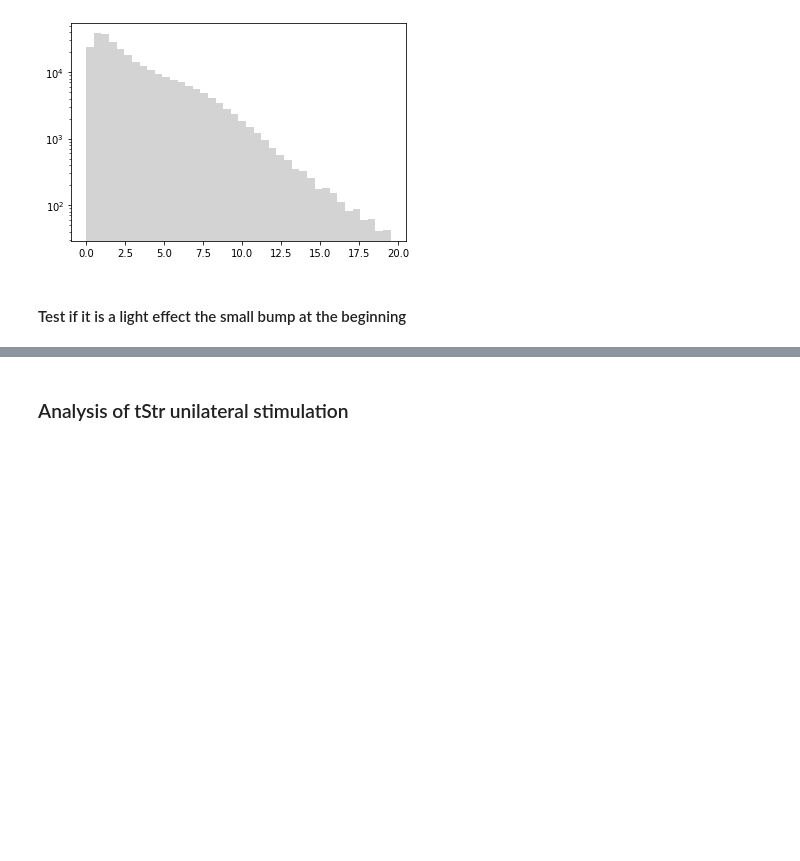
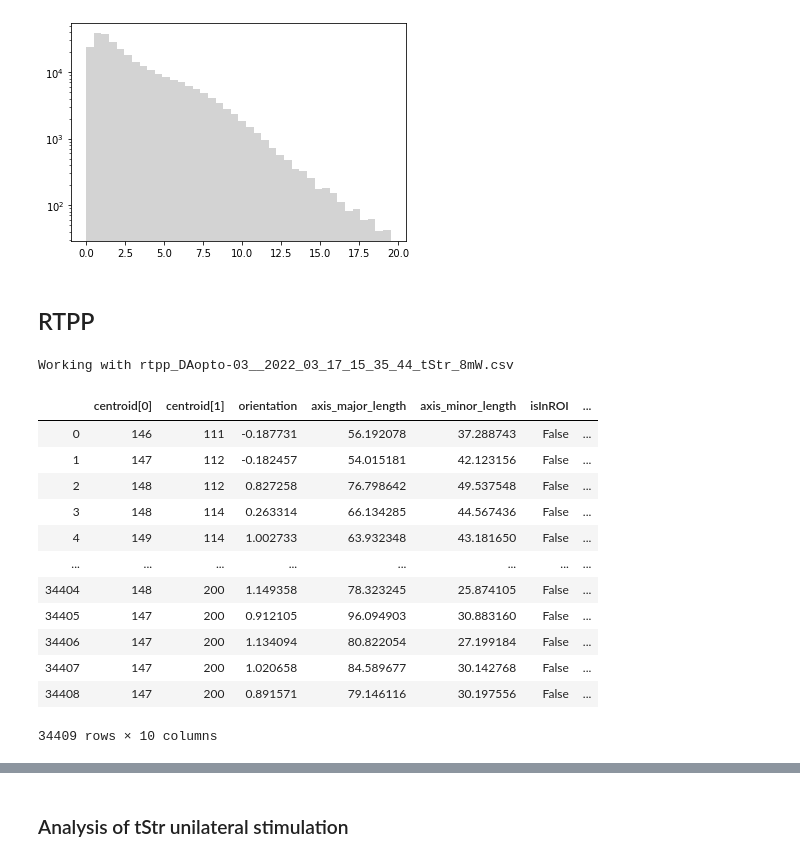
Before and after one commit to HernandoMV/BehaviouralAnalysis, a Jupyter notebook: Dopamine_optostimulation.ipynb, the cells around one changed output, grey strips where cells are left out. Drawn from its saved outputs; the diff is of its cells as text; code cells hidden in the pictures; blank space fills up the shorter version.

```diff
--- a/Dopamine_optostimulation.ipynb
+++ b/Dopamine_optostimulation.ipynb
@@ -959,5 +953,53 @@ plt.yscale('log')
 plt.show()
 # %% [output]
 [figure]
-# %% [markdown]
-#### Test if it is a light effect the small bump at the beginning
+# %% [markdown]
+## RTPP
+# %%
+raw_data_dir = '/home/hernandom/data/Behavioural_Data/rtpp/DA_stimulation_rtpp/raw_data'
+
+# create output dir
+out_dir = os.path.join(os.path.dirname(raw_data_dir), 'processed_data/')
+if not os.path.isdir(out_dir):
+    os.mkdir(out_dir)
+files = glob.glob(raw_data_dir + '/*.csv')
+
+# read and process files
+dfs = []
+for file in files:
+    print('Working with {}'.format(os.path.basename(file)))
+    # get the animal name
+    an_name = os.path.basename(file).split('_')[1]
+    # open file
+    df = pd.read_csv(file, header=None)
+    colnames = ['centroid[0]', 'centroid[1]', 'orientation', 'axis_major_length',
+                'axis_minor_length', 'isInROI', 'firstTimeStampBool', 'timestampFrame', 'pp']
+    cndict = {}
+    for i,name in enumerate(colnames):
+        cndict[i] = name
+    df.rename(columns=cndict, inplace=True)
+    # add the animal name
+    df['animal_id'] = an_name
+    # append
+    dfs.append(df)
+
+# combine
+fdf = pd.concat(dfs, ignore_index=True)
+# %% [output]
+Working with rtpp_DAopto-03__2022_03_17_15_35_44_tStr_8mW.csv
+# %%
+fdf
+# %% [output]
+|  | centroid[0] | centroid[1] | orientation | axis_major_length | axis_minor_length | isInROI | ... |
+| 0 | 146 | 111 | -0.187731 | 56.192078 | 37.288743 | False | ... |
+| 1 | 147 | 112 | -0.182457 | 54.015181 | 42.123156 | False | ... |
+| 2 | 148 | 112 | 0.827258 | 76.798642 | 49.537548 | False | ... |
+| 3 | 148 | 114 | 0.263314 | 66.134285 | 44.567436 | False | ... |
+| 4 | 149 | 114 | 1.002733 | 63.932348 | 43.181650 | False | ... |
+| ... | ... | ... | ... | ... | ... | ... | ... |
+| 34404 | 148 | 200 | 1.149358 | 78.323245 | 25.874105 | False | ... |
+| 34405 | 147 | 200 | 0.912105 | 96.094903 | 30.883160 | False | ... |
+| 34406 | 147 | 200 | 1.134094 | 80.822054 | 27.199184 | False | ... |
+| 34407 | 147 | 200 | 1.020658 | 84.589677 | 30.142768 | False | ... |
+| 34408 | 147 | 200 | 0.891571 | 79.146116 | 30.197556 | False | ... |
+34409 rows × 10 columns
```
Also changed, not shown: parts of 6 cells of this notebook.
